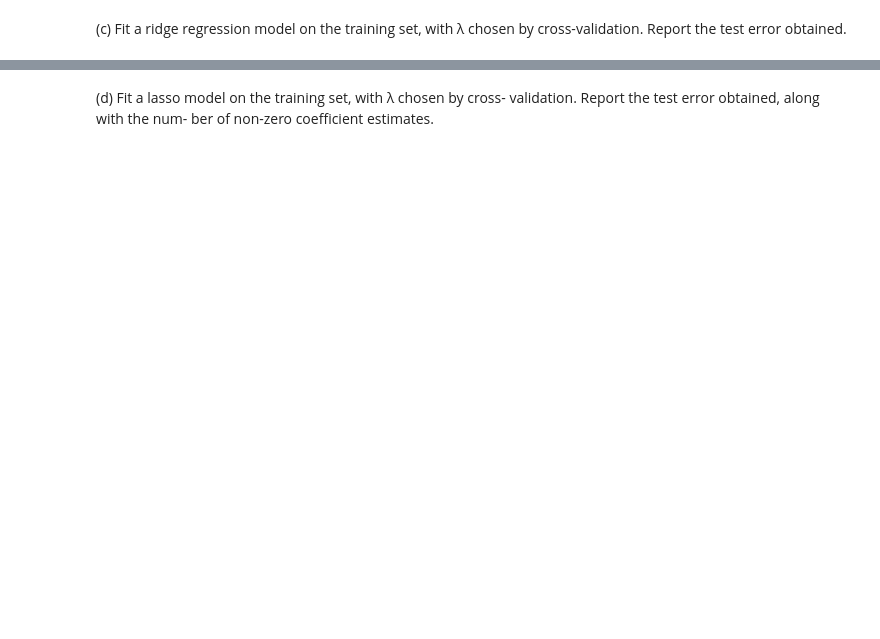
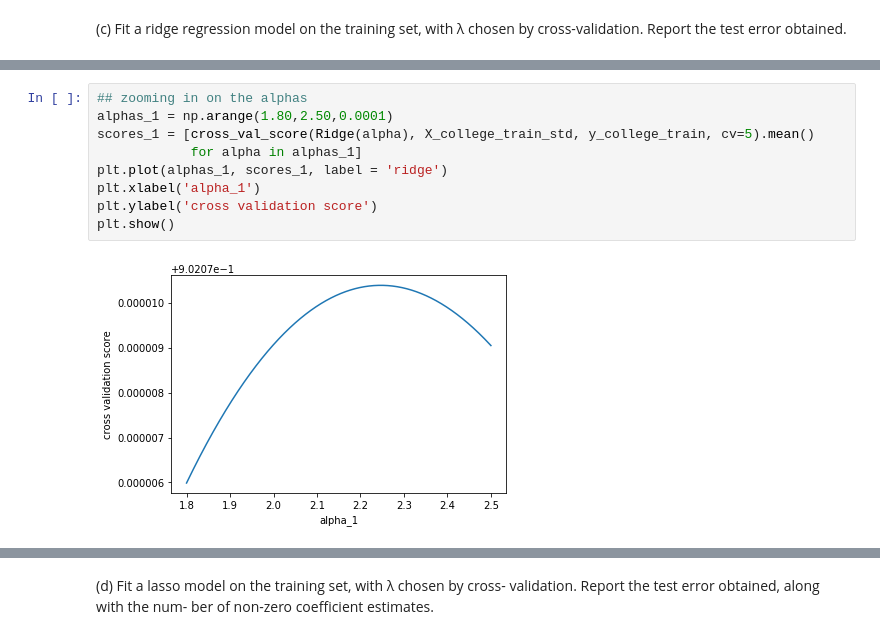
Before and after one commit to jsigee87/Data-Science-Lab-ee379k, a Jupyter notebook: lab6/src/problem2.ipynb, the cells around one changed output, grey strips where cells are left out. Cells and saved outputs as stored; diff of their text form; blank space fills up the shorter version.

```diff
--- a/lab6/src/problem2.ipynb
+++ b/lab6/src/problem2.ipynb
@@ -90,0 +72,11 @@ print(mse_1)
+# %%
+## zooming in on the alphas
+alphas_1 = np.arange(1.80,2.50,0.0001)
+scores_1 = [cross_val_score(Ridge(alpha), X_college_train_std, y_college_train, cv=5).mean()
+            for alpha in alphas_1]
+plt.plot(alphas_1, scores_1, label = 'ridge')
+plt.xlabel('alpha_1')
+plt.ylabel('cross validation score')
+plt.show()
+# %% [output]
+[figure, added]
```
Also changed, not shown: parts of 18 cells of this notebook.
